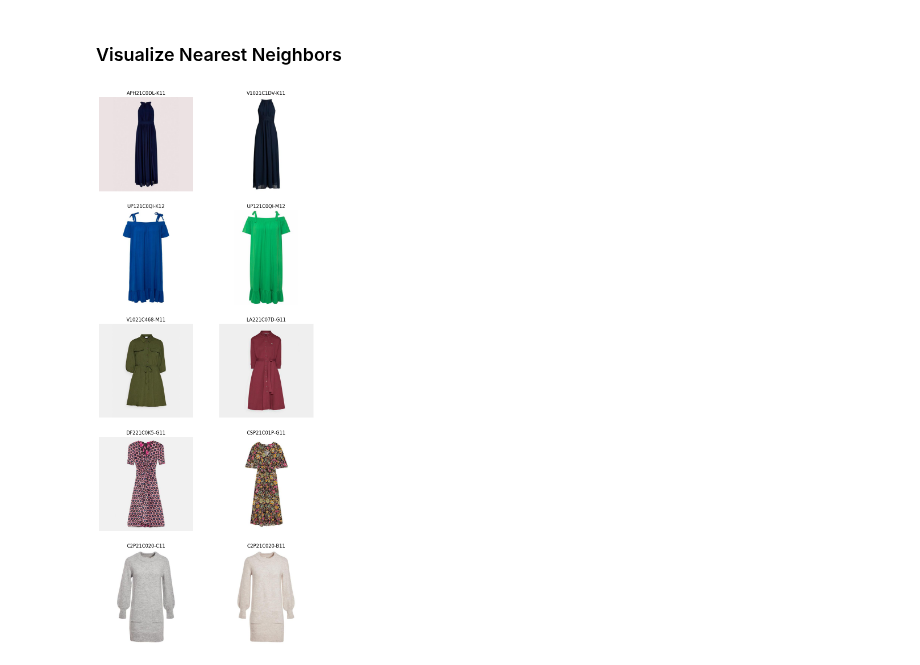
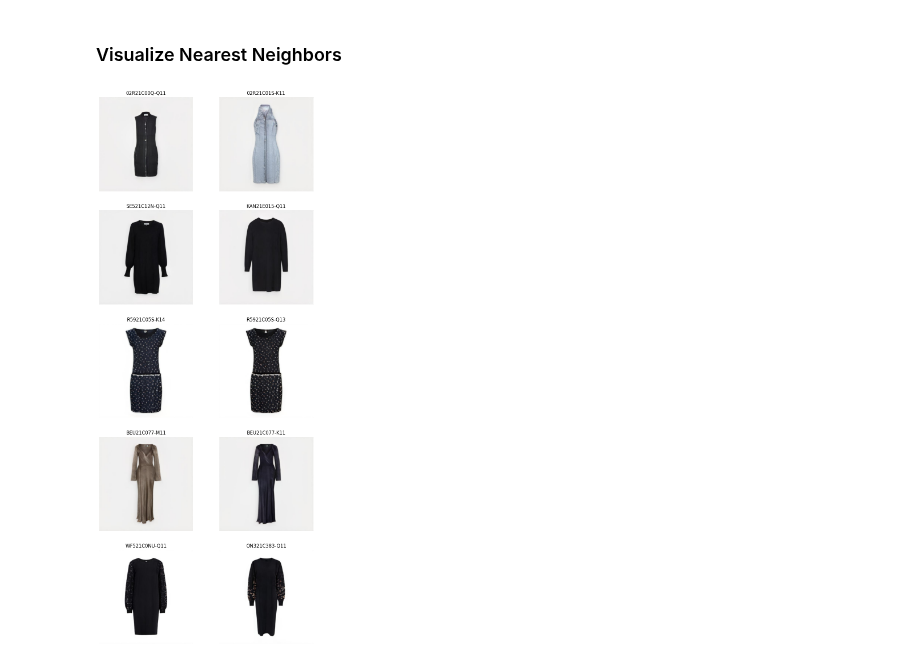
Before and after one commit to MGenschow/Thesis, a Jupyter notebook: 4_Assessor/Dino/2_Analyze_Embeddings.ipynb, the cells around one changed output. Saved outputs shown, nothing was run; the diff lists cells and outputs as text; code cells hidden in the pictures.

Commit message:
Calculated all embeddings for hyperstyle

```diff
--- a/4_Assessor/Dino/2_Analyze_Embeddings.ipynb
+++ b/4_Assessor/Dino/2_Analyze_Embeddings.ipynb
@@ -21,7 +21,7 @@ from PIL import Image
 # %% [markdown]
 ### Load embeddings
 # %%
-embeddings_path = f"{DATA_PATH}/Models/Assessor/DinoV2/Embeddings/real_images_embeddings.pt"
+embeddings_path = f"{DATA_PATH}/Models/Assessor/DinoV2/Embeddings/hyperstyle_embeddings.pt"
 # %%
 embeddings_dict = torch.load(embeddings_path)
 embeddings = torch.stack(list(embeddings_dict.values())).squeeze(1)
@@ -37,22 +37,22 @@ def get_nearest_sku(sku):
     return nearest_sku
 # %%
 num_samples = 5
-images_base_path = f"{DATA_PATH}/Zalando_Germany_Dataset/dresses/images/e4e_images/all/"
+images_base_path = f"{DATA_PATH}/Generated_Images/hyperstyle/inference_results/4/"
 
 sample = np.random.choice(list(embeddings_dict.keys()), num_samples)
 neighbors = [get_nearest_sku(elem) for elem in sample]
 
 fig, ax = plt.subplots(num_samples, 2, figsize = (10,num_samples*5))
 for i in range(num_samples):
     ax[i, 0].imshow(Image.open(f'{images_base_path}{sample[i]}.jpg'))
     ax[i, 1].imshow(Image.open(f'{images_base_path}{neighbors[i]}.jpg'))
 
     ax[i, 0].set_title(sample[i])
     ax[i, 1].set_title(neighbors[i])
 
 for axs in ax.flatten():
     axs.axis('off')
 
 plt.show()
 # %% [output]
-[figure, old version]
+[figure, new version]
```
Also changed, not shown: 1 other file.
